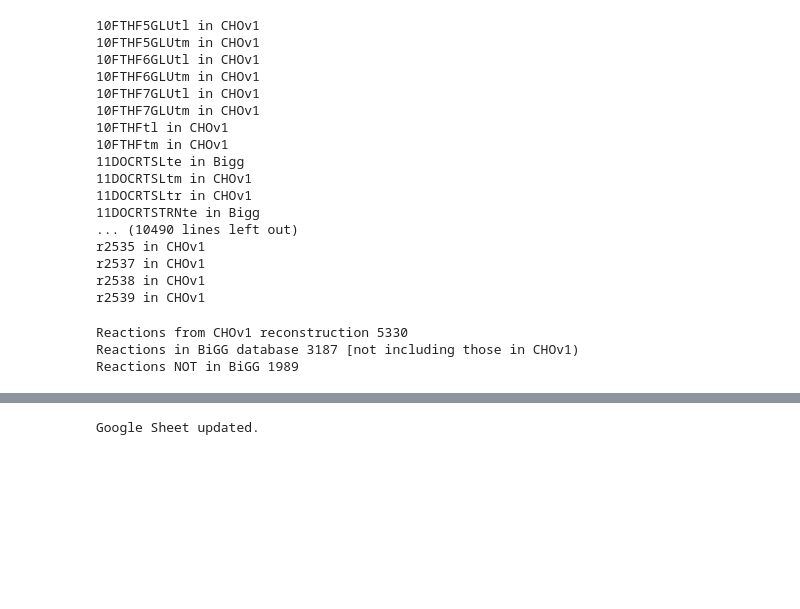
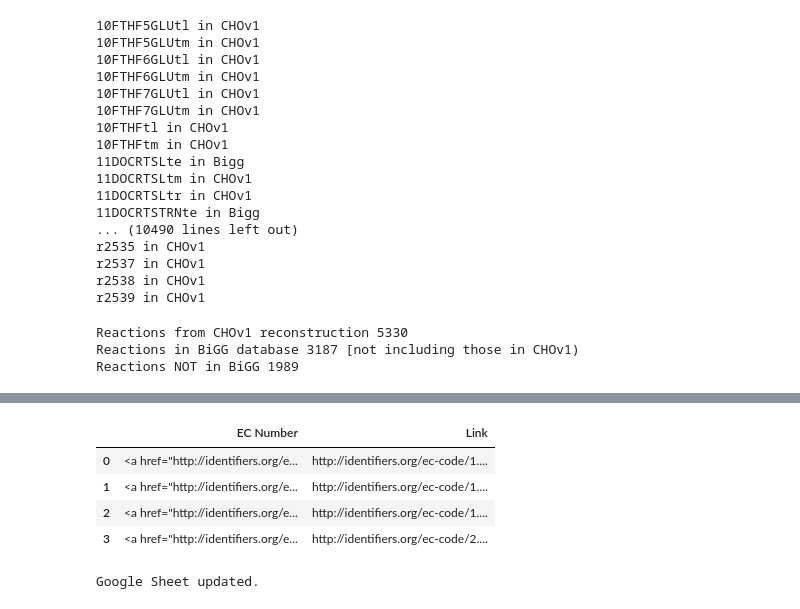
Before and after one commit to LewisLabUCSD/iCHO3K, a Jupyter notebook: Notebooks/Reactions.ipynb, the cells around one changed output, grey strips where cells are left out. Saved outputs shown, nothing was run; the diff lists cells and outputs as text; code cells hidden in the pictures; blank space fills up the shorter version.

Commit message:
trying to add EC Number links to reactions

```diff
--- a/Notebooks/Reactions.ipynb
+++ b/Notebooks/Reactions.ipynb
@@ -430,3 +470,19 @@ Reactions NOT in BiGG 1989
 # %%
-reactions
+import pandas as pd
+_,ec_data = fetch_url('http://bigg.ucsd.edu/models/iCHOv1/reactions/2OXOADOXm')
+
+
+if ec_data is not None:
+    # Create a DataFrame with the EC data
+    df = pd.DataFrame(ec_data, columns=['EC Number', 'Link'])
+
+    # Format the 'EC Number' column as HTML links
+    df['EC Number'] = df.apply(lambda row: f'<a href="{row["Link"]}">{row["EC Number"]}</a>', axis=1)
+
+    # Enable the DataFrame to be rendered as HTML
+    pd.set_option('display.html.table_schema', True)
+
+    print(df.to_html(escape=False))
+else:
+    print("No EC data found")
 # %% [output]
@@ -446,3 +506,11 @@ reactions
+# %%
+df
+# %% [output]
+|  | EC Number | Link |
+| 0 | <a href="http://identifiers.org/e... | http://identifiers.org/ec-code/1.... |
+| 1 | <a href="http://identifiers.org/e... | http://identifiers.org/ec-code/1.... |
+| 2 | <a href="http://identifiers.org/e... | http://identifiers.org/ec-code/1.... |
+| 3 | <a href="http://identifiers.org/e... | http://identifiers.org/ec-code/2.... |
 # %%
 #############################################
 #### ----------------------------------- ####
```
Also changed, not shown: parts of 3 cells of this notebook.
